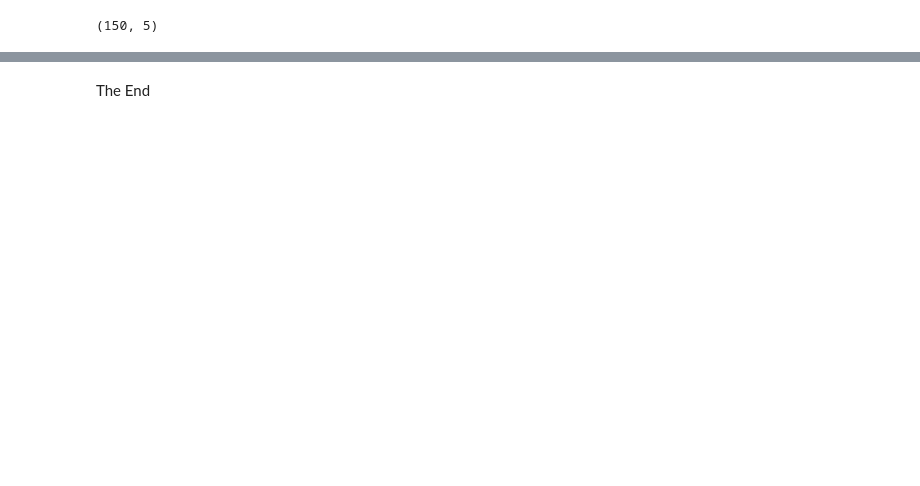
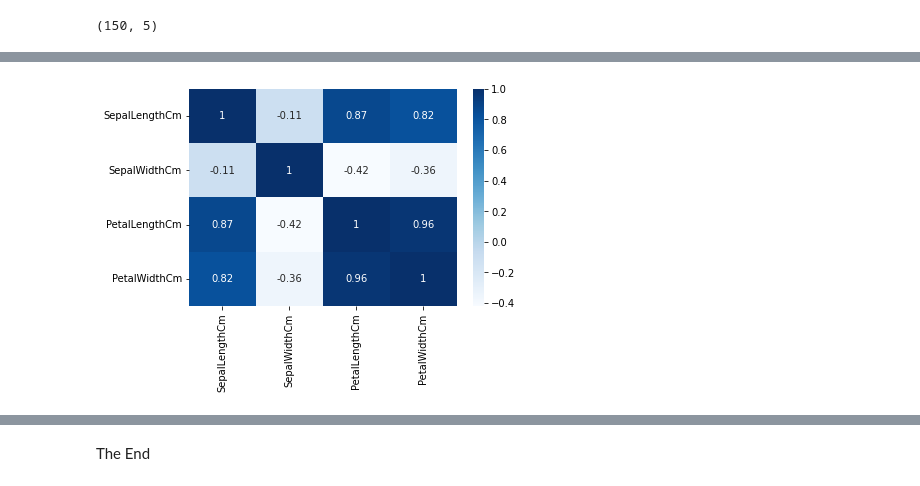
Before and after one commit to prasadposture/Dataset-Classification-Project, a Jupyter notebook: Dataset Classification Project.ipynb, the cells around one changed output, grey strips where cells are left out. Cells and saved outputs as stored; diff of their text form; code cells hidden in the pictures; blank space fills up the shorter version.

```diff
--- a/Dataset Classification Project.ipynb
+++ b/Dataset Classification Project.ipynb
@@ -120,0 +121,4 @@ pyplot.show()
+# %%
+sns.heatmap(dataset.corr(), annot=True, cmap='Blues');
+# %% [output]
+[figure, added]
```
Also changed, not shown: parts of 20 cells of this notebook.
